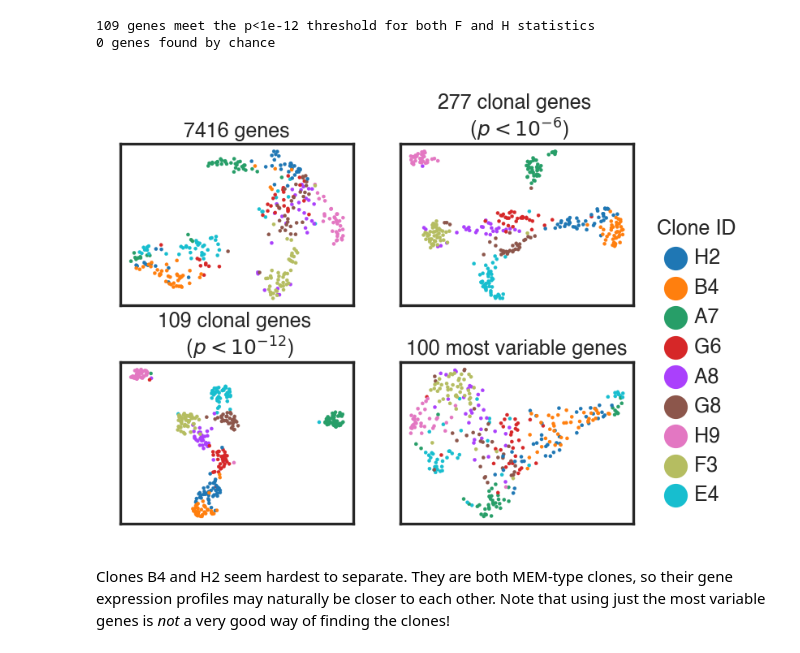
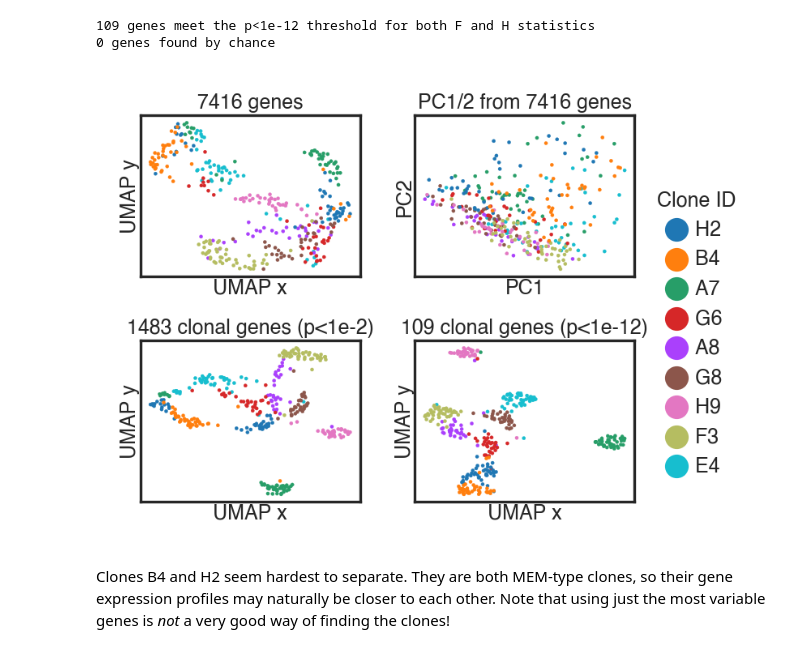
Before and after one commit to MartyWeissman/ClonalOmics, a Jupyter notebook: Figure 1/Figure 1. Clonality and gene expression.ipynb, the cells around one changed output. Saved outputs shown, nothing was run; the diff lists cells and outputs as text; code cells hidden in the pictures.

```diff
--- a/Figure 1/Figure 1. Clonality and gene expression.ipynb
+++ b/Figure 1/Figure 1. Clonality and gene expression.ipynb
@@ -531,9 +558,10 @@ print('{} genes found by chance'.format(len(genes_sig12_shuff)))
 sns.set_style("white")
 
 tranches = {'genes': genes,
-           'clonal genes \n ($p<10^{-6}$)' : genes_sig6,
-           'clonal genes \n ($p<10^{-12}$)' : genes_sig12,
-           'most variable genes' : genes_DM}
+            'most variable genes' : genes_DM,
+           'clonal genes (p<1e-2)' : genes_sig2,
+           'clonal genes (p<1e-12)' : genes_sig12
+           }
 
 no_cuts = len(tranches)
 
@@ -542,51 +570,82 @@ n_neighbors = 30
 min_dist = 0.2
 
 figsize = (70*mm, 50*mm)
-fig, ax = plt.subplots(2,2,figsize=figsize, dpi=300, gridspec_kw={'hspace':0.35})
+fig, ax = plt.subplots(2,2,figsize=figsize, dpi=300, gridspec_kw={'hspace':0.4, 'wspace':0.25})
 setfontsize()
 
 j = 0
 for tranch in tranches:
-    genelist = tranches[tranch]
+    if j != 1:
+        genelist = tranches[tranch]
+    else:
+        genelist = genes # Use all genes for PC plot.
     pca = PCA(n_components=n_components)
     X_pca = pca.fit_transform(X[genelist]) # Apply PCA with 10 components.
     X_embedded = umap.UMAP(n_neighbors=n_neighbors, min_dist=min_dist,
                            random_state = 42, metric='cosine').fit_transform(X_pca) # Reduce from 10 components to 2-dimensions.
 
     cl_df = pd.DataFrame(X_embedded, columns = ['UMAP x', 'UMAP y'], index=X.index) # Just for graphing.
     cl_df['Clone'] = ' ' + y
+    if j == 1:
+        cl_df['PC1'] = X_pca[:,0]
+        cl_df['PC2'] = X_pca[:,1]
+        PC_loads = pd.DataFrame(index=X.columns)
+        PC_loads['PC1'] = pca.components_[0]
+        PC_loads['PC2'] = pca.components_[1]
+
     hue_order = [' ' + clone for clone in clones]
-
+    curr_ax = ax[j//2, j%2]
     #sns.set(rc={'figure.figsize':(7,7)})
     if j != 1:
         sns.scatterplot(x='UMAP x', y='UMAP y', hue='Clone', hue_order = hue_order, data = cl_df,
                         s=1, edgecolor=None,
-                        legend = None, ax=ax[j//2,j%2])
+                        legend = None, ax=curr_ax)
     else:
-        g = sns.scatterplot(x='UMAP x', y='UMAP y', hue='Clone', hue_order = hue_order, data = cl_df,
-                            s=1, edgecolor=None, ax=ax[j//2,j%2])
+        g = sns.scatterplot(x='PC1', y='PC2', hue='Clone', hue_order = hue_order, data = cl_df,
+                            s=1, edgecolor=None, ax=curr_ax)
         #g.legend().get_frame().set_linewidth(0.0)
         g.legend(loc='upper left', bbox_to_anchor=(1.02, 0.65), ncol=1, title='Clone ID',
                  framealpha=0.0)
+        #gene_arr = ['KLRK1', 'HLA-DRB1', 'IL2RA', 'ANXA1']
+        #scale = 300
+        #x_series = {gene : scale * PC_loads['PC1'].loc[gene] for gene in gene_arr}
+        #y_series = {gene : scale * PC_loads['PC2'].loc[gene] for gene in gene_arr}
+        #texts = [curr_ax.text(x_series[gene], y_series[gene], gene, ha='center', va='center')
+        #         for gene in gene_arr]
+        #adjust_text(texts, expand_text=(1.02, 1.00))
+        #for gene in gene_arr:
+        #    curr_ax.plot([0,x_series[gene]],[0,y_series[gene]], color='k', linewidth=0.75)
 
 
-    ax[j//2,j%2].set_title("{} {}".format(len(genelist), tranch),y=0.92)
+
+    if j != 1:
+        curr_ax.set_title("{} {}".format(len(genelist), tranch),y=0.92)
+        curr_ax.set_xlabel('UMAP x', labelpad=0.5)
+        curr_ax.set_ylabel('UMAP y', labelpad=0.2)
+    else:
+        curr_ax.set_title('PC1/2 from {} genes'.format(len(genelist)), y=0.92)
+        curr_ax.set_xlabel('PC1', labelpad=0.5)
+        curr_ax.set_ylabel('PC2', labelpad=0.2)
     #if j > 0:
     #    ax[j].yaxis.label.set_visible(False)
-    ax[j//2,j%2].get_xaxis().set_visible(False)
-    ax[j//2,j%2].get_yaxis().set_visible(False)
+    #ax[j//2,j%2].get_xaxis().set_visible(False)
+    #ax[j//2,j%2].get_yaxis().set_visible(False)
+
+    curr_ax.set_xticks([])
+    curr_ax.set_yticks([])
+    curr_ax.tick_params(axis='both', pad=-2.5)
     j += 1
 
 #plt.suptitle("UMAP clustering on {} PCs. \n "
 #             "(neighbors = {}, min dist = {}, cos metric)".format(n_components, n_neighbors, min_dist),
 #            y=1.05)
 
 set_size(fig, figsize)
 plt.savefig("Panels/UMAPs.pdf", bbox_inches='tight')
 
 plt.show()
 # %% [output]
-[figure, old version]
+[figure, new version]
 # %% [markdown]
 Clones B4 and H2 seem hardest to separate.  They are both MEM-type clones, so their gene expression profiles may naturally be closer to each other.  Note that using just the most variable genes is *not* a very good way of finding the clones!
 # %% [markdown]
```
Also changed, not shown: parts of 26 cells of this notebook, 3 other files.
